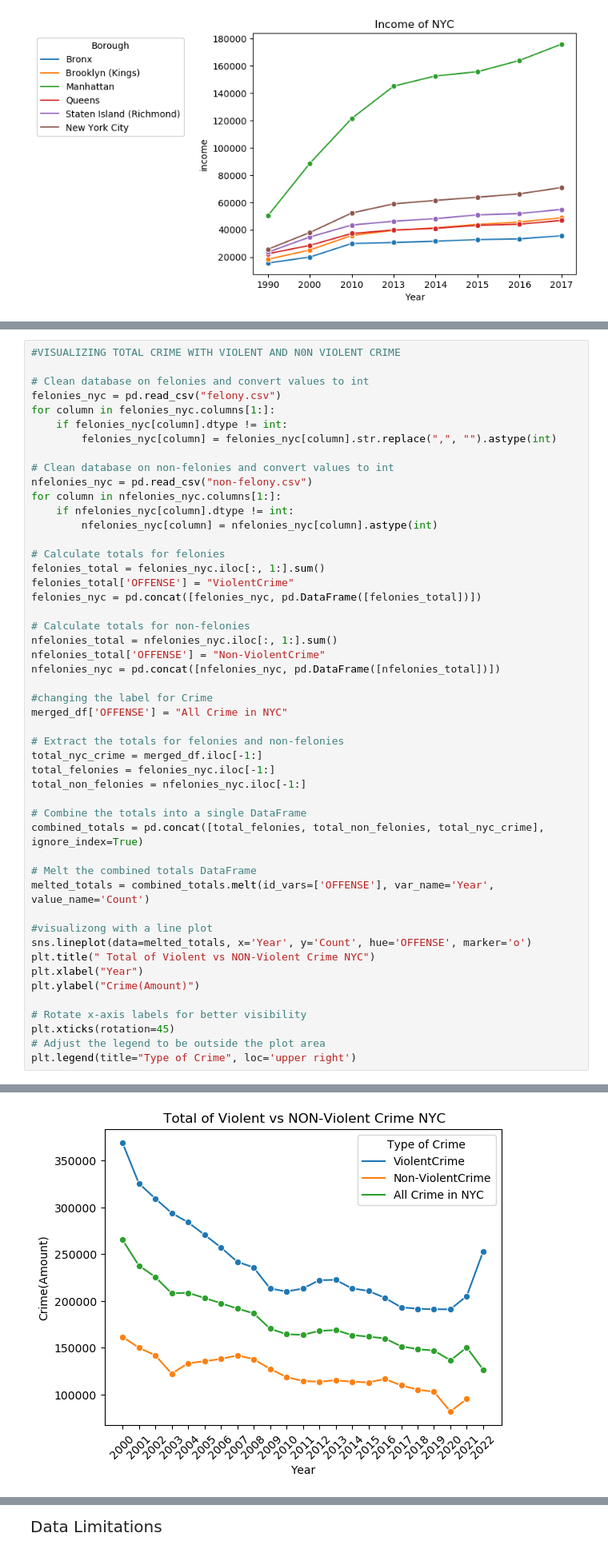
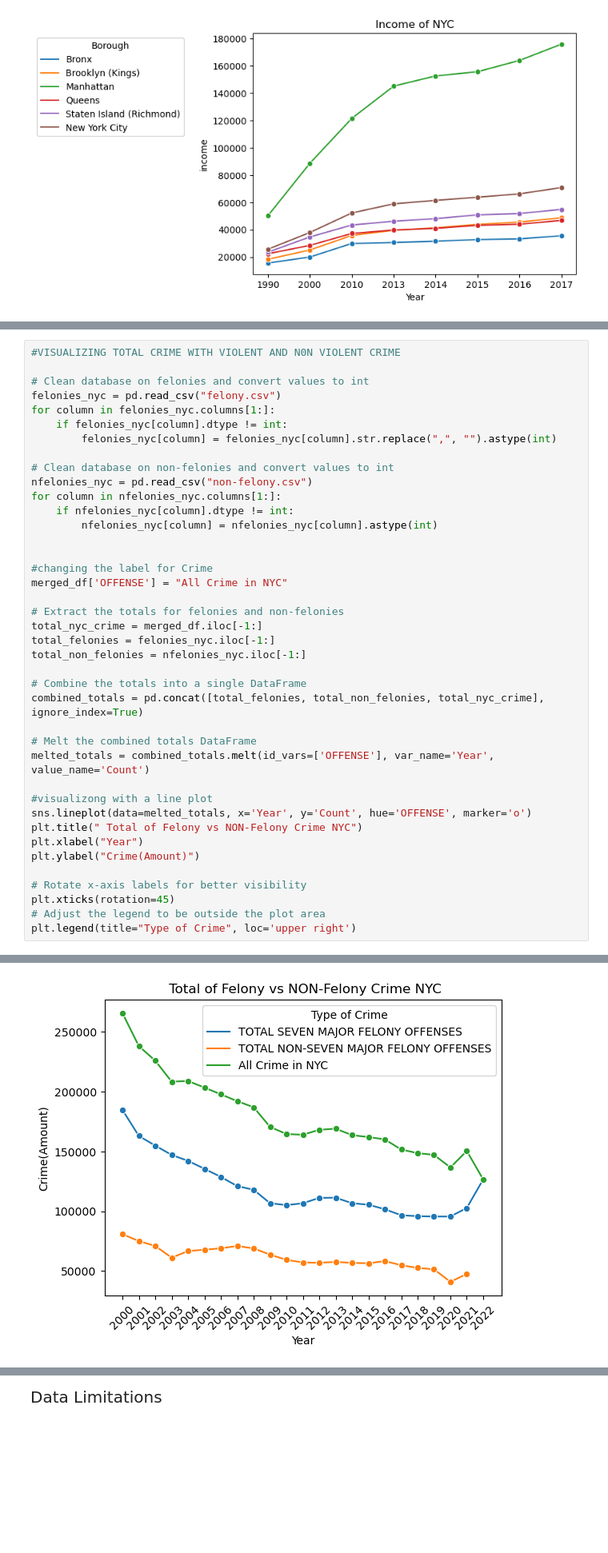
Before and after one commit to anikasparkle22/Info2950_final, a Jupyter notebook: Info 2950 Final.ipynb, the cells around one changed output, grey strips where cells are left out. Shown at 80% size. Drawn from its saved outputs; the diff is of its cells as text; blank space fills up the shorter version.

```diff
--- a/Info 2950 Final.ipynb
+++ b/Info 2950 Final.ipynb
@@ -298,44 +337,35 @@ nfelonies_nyc = pd.read_csv("non-felony.csv")
 for column in nfelonies_nyc.columns[1:]:
     if nfelonies_nyc[column].dtype != int:
         nfelonies_nyc[column] = nfelonies_nyc[column].astype(int)
 
-# Calculate totals for felonies
-felonies_total = felonies_nyc.iloc[:, 1:].sum()
-felonies_total['OFFENSE'] = "ViolentCrime"
-felonies_nyc = pd.concat([felonies_nyc, pd.DataFrame([felonies_total])])
-
-# Calculate totals for non-felonies
-nfelonies_total = nfelonies_nyc.iloc[:, 1:].sum()
-nfelonies_total['OFFENSE'] = "Non-ViolentCrime"
-nfelonies_nyc = pd.concat([nfelonies_nyc, pd.DataFrame([nfelonies_total])])
 
 #changing the label for Crime
 merged_df['OFFENSE'] = "All Crime in NYC"
 
 # Extract the totals for felonies and non-felonies
 total_nyc_crime = merged_df.iloc[-1:]
 total_felonies = felonies_nyc.iloc[-1:]
 total_non_felonies = nfelonies_nyc.iloc[-1:]
 
 # Combine the totals into a single DataFrame
 combined_totals = pd.concat([total_felonies, total_non_felonies, total_nyc_crime], ignore_index=True)
 
 # Melt the combined totals DataFrame
 melted_totals = combined_totals.melt(id_vars=['OFFENSE'], var_name='Year', value_name='Count')
 
 #visualizong with a line plot
 sns.lineplot(data=melted_totals, x='Year', y='Count', hue='OFFENSE', marker='o')
-plt.title(" Total of Violent vs NON-Violent Crime NYC")
+plt.title(" Total of Felony vs NON-Felony Crime NYC")
 plt.xlabel("Year")
 plt.ylabel("Crime(Amount)")
 
 # Rotate x-axis labels for better visibility
 plt.xticks(rotation=45)
 # Adjust the legend to be outside the plot area
 plt.legend(title="Type of Crime", loc='upper right')
 # %% [output]
 <matplotlib.legend.Legend at 0x...>
-[figure, old version]
+[figure, new version]
 # %%
 #correlation matrix between household income and crime
 
```
Also changed, not shown: parts of 7 cells of this notebook.
